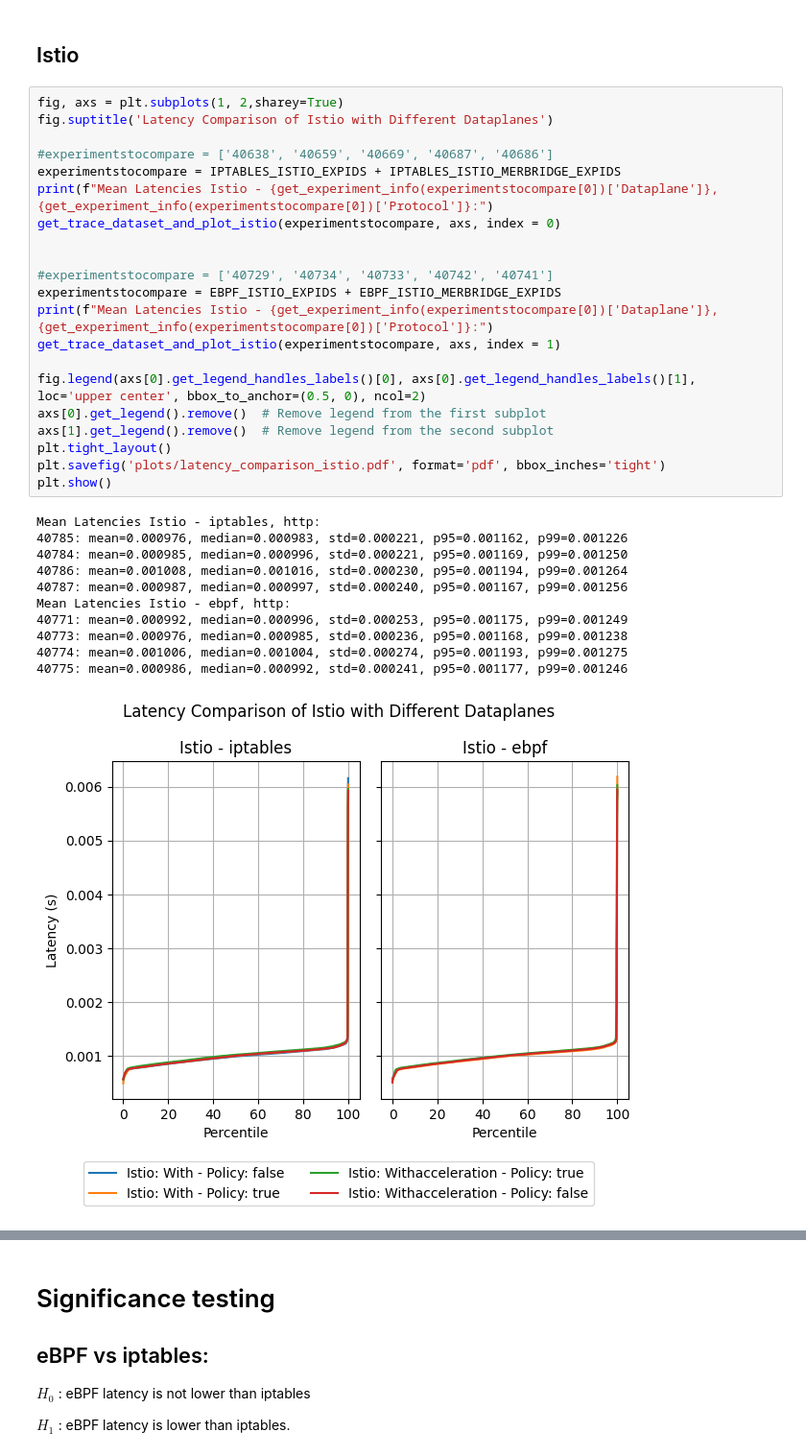
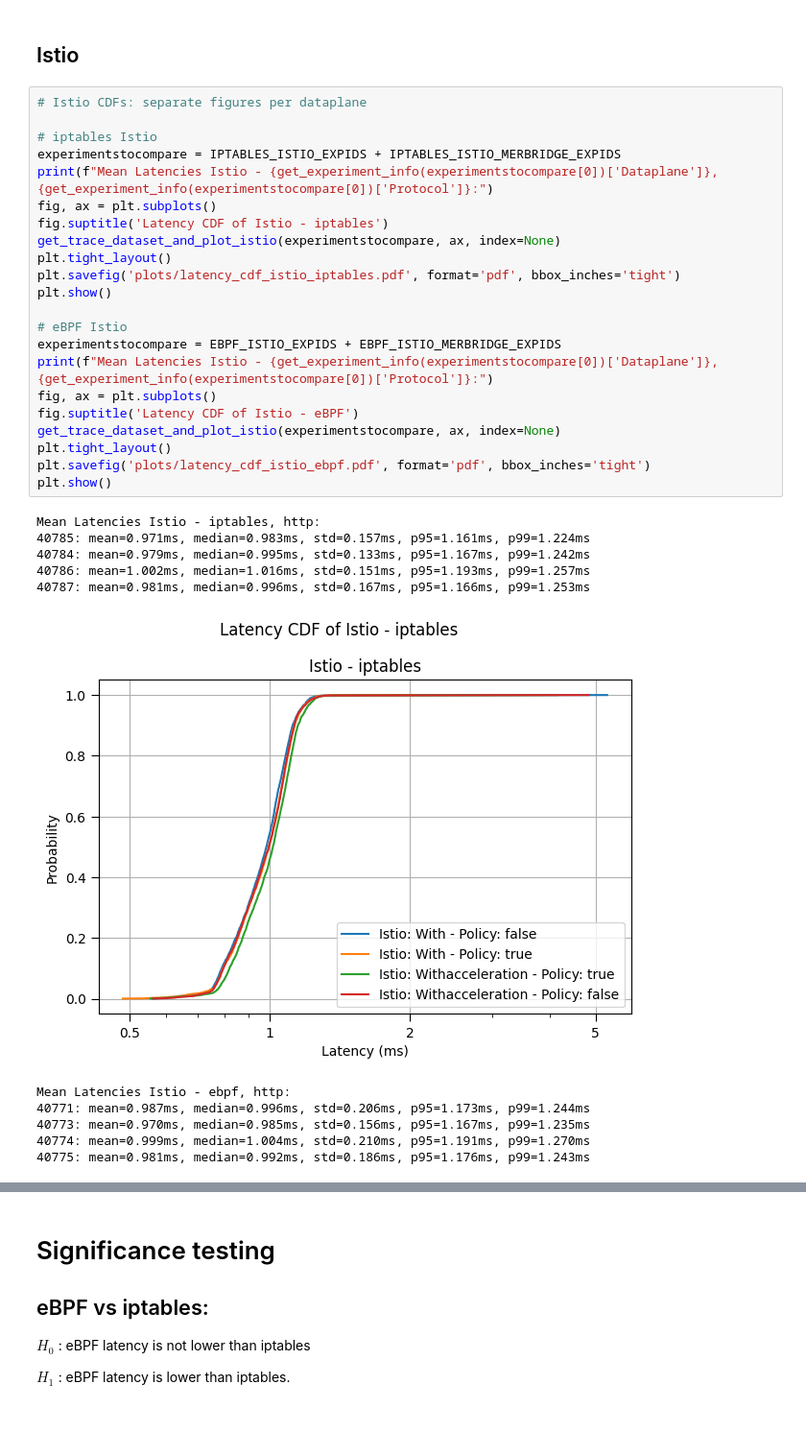
Before and after one commit to EmilZackrisson/thesis, a Jupyter notebook: Analysis/latency_combined_runs_1420.ipynb, the cells around one changed output, grey strips where cells are left out. Shown at 96% size. Cells and saved outputs as stored; diff of their text form; blank space fills up the shorter version.

Commit message:
many plots

```diff
--- a/Analysis/latency_combined_runs_1420.ipynb
+++ b/Analysis/latency_combined_runs_1420.ipynb
@@ -455,35 +590,36 @@ Mean Latencies ebpf, http:
 # %% [markdown]
 ## Istio
 # %%
-fig, axs = plt.subplots(1, 2,sharey=True)
-fig.suptitle('Latency Comparison of Istio with Different Dataplanes')
+# Istio CDFs: separate figures per dataplane
 
-#experimentstocompare = ['40638', '40659', '40669', '40687', '40686']
+# iptables Istio
 experimentstocompare = IPTABLES_ISTIO_EXPIDS + IPTABLES_ISTIO_MERBRIDGE_EXPIDS
 print(f"Mean Latencies Istio - {get_experiment_info(experimentstocompare[0])['Dataplane']}, {get_experiment_info(experimentstocompare[0])['Protocol']}:")
-get_trace_dataset_and_plot_istio(experimentstocompare, axs, index = 0)
+fig, ax = plt.subplots()
+fig.suptitle('Latency CDF of Istio - iptables')
+get_trace_dataset_and_plot_istio(experimentstocompare, ax, index=None)
+plt.tight_layout()
+plt.savefig('plots/latency_cdf_istio_iptables.pdf', format='pdf', bbox_inches='tight')
+plt.show()
 
-
-#experimentstocompare = ['40729', '40734', '40733', '40742', '40741']
+# eBPF Istio
 experimentstocompare = EBPF_ISTIO_EXPIDS + EBPF_ISTIO_MERBRIDGE_EXPIDS
 print(f"Mean Latencies Istio - {get_experiment_info(experimentstocompare[0])['Dataplane']}, {get_experiment_info(experimentstocompare[0])['Protocol']}:")
-get_trace_dataset_and_plot_istio(experimentstocompare, axs, index = 1)
-
-fig.legend(axs[0].get_legend_handles_labels()[0], axs[0].get_legend_handles_labels()[1], loc='upper center', bbox_to_anchor=(0.5, 0), ncol=2)
-axs[0].get_legend().remove()  # Remove legend from the first subplot
-axs[1].get_legend().remove()  # Remove legend from the second subplot
+fig, ax = plt.subplots()
+fig.suptitle('Latency CDF of Istio - eBPF')
+get_trace_dataset_and_plot_istio(experimentstocompare, ax, index=None)
 plt.tight_layout()
-plt.savefig('plots/latency_comparison_istio.pdf', format='pdf', bbox_inches='tight')
+plt.savefig('plots/latency_cdf_istio_ebpf.pdf', format='pdf', bbox_inches='tight')
 plt.show()
 # %% [output]
 Mean Latencies Istio - iptables, http:
-40785: mean=0.000976, median=0.000983, std=0.000221, p95=0.001162, p99=0.001226
-40784: mean=0.000985, median=0.000996, std=0.000221, p95=0.001169, p99=0.001250
-40786: mean=0.001008, median=0.001016, std=0.000230, p95=0.001194, p99=0.001264
-40787: mean=0.000987, median=0.000997, std=0.000240, p95=0.001167, p99=0.001256
-Mean Latencies Istio - ebpf, http:
-40771: mean=0.000992, median=0.000996, std=0.000253, p95=0.001175, p99=0.001249
-40773: mean=0.000976, median=0.000985, std=0.000236, p95=0.001168, p99=0.001238
-40774: mean=0.001006, median=0.001004, std=0.000274, p95=0.001193, p99=0.001275
-40775: mean=0.000986, median=0.000992, std=0.000241, p95=0.001177, p99=0.001246
+40785: mean=0.971ms, median=0.983ms, std=0.157ms, p95=1.161ms, p99=1.224ms
+40784: mean=0.979ms, median=0.995ms, std=0.133ms, p95=1.167ms, p99=1.242ms
+40786: mean=1.002ms, median=1.016ms, std=0.151ms, p95=1.193ms, p99=1.257ms
+40787: mean=0.981ms, median=0.996ms, std=0.167ms, p95=1.166ms, p99=1.253ms
-[figure, old version]
+[figure, new version]
+Mean Latencies Istio - ebpf, http:
+40771: mean=0.987ms, median=0.996ms, std=0.206ms, p95=1.173ms, p99=1.244ms
+40773: mean=0.970ms, median=0.985ms, std=0.156ms, p95=1.167ms, p99=1.235ms
+40774: mean=0.999ms, median=1.004ms, std=0.210ms, p95=1.191ms, p99=1.270ms
+40775: mean=0.981ms, median=0.992ms, std=0.186ms, p95=1.176ms, p99=1.243ms
```
Also changed, not shown: parts of 12 cells of this notebook, 20 other files.
